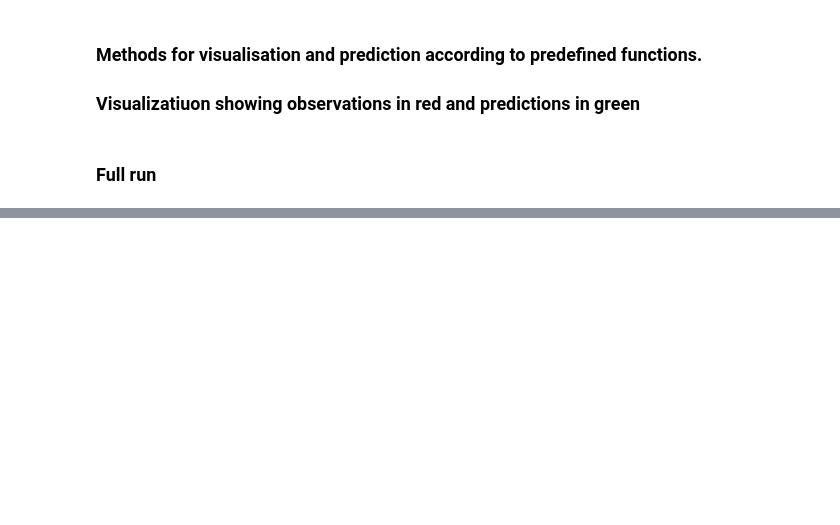
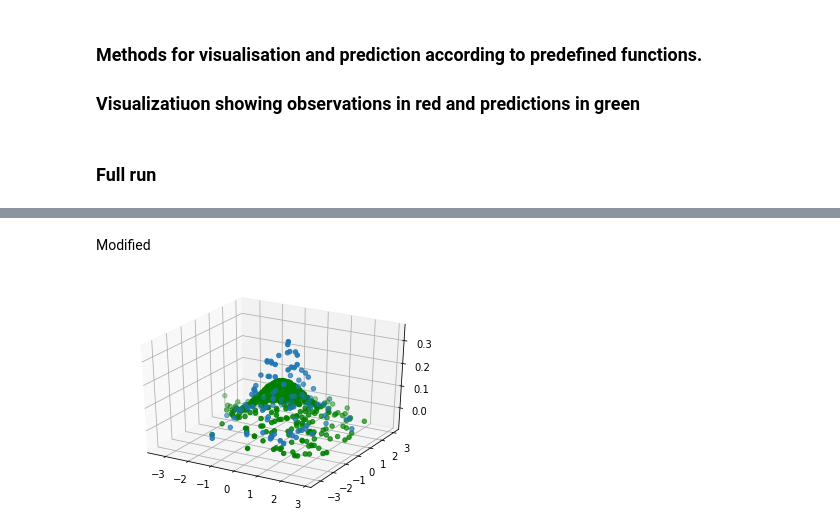
Before and after one commit to Olu93/gaussian_process, a Jupyter notebook: gpr_one_dim.ipynb, the cells around one changed output, grey strips where cells are left out. Saved outputs shown, nothing was run; the diff lists cells and outputs as text; code cells hidden in the pictures; blank space fills up the shorter version.

```diff
--- a/gpr_one_dim.ipynb
+++ b/gpr_one_dim.ipynb
@@ -189,0 +219,24 @@ run_experiment_3d(10,50)
+# %% [markdown]
+Modified
+# %%
+def visualize_multivariat_gaussian(dataX, dataY, dataZ, observedX, observedY, observedZ, predictX, predictY, prediction, uncertainty):
+    fig = plt.figure()
+    ax = fig.add_subplot(111, projection='3d')
+    ax.scatter(dataX[::10], dataY[::10], dataZ[::10])
+    ax.scatter(observedX, observedY, observedZ, c="red")
+    ax.scatter(predictX, predictY, prediction, c="green")
+    return ax
+
+def run_experiment_multivariat_gaussian(sample_size, prediction_size, data_size=1000, dashes=False):
+    data = generate_data_multivariat_gaussian(data_size)
+    observed = data.sample(sample_size).sort_values(by=["time_0","time_1"])
+    unobserved = data[["time_0","time_1"]].sample(prediction_size)#.sort_values()
+    covXX, covXX_, covX_X_ = process_cov_matrices(observed[["time_0","time_1"]].values, unobserved.values)
+    predictions, covariances = process_predictions(covXX, covXX_, covX_X_, observed["values"])
+    visualize_multivariat_gaussian(data["time_0"], data["time_1"], data["values"], observed["time_0"],observed["time_1"], observed["values"], unobserved["time_0"], unobserved["time_1"], predictions, covariances)
+# %%
+covXX, covXX_, covX_X_ = process_cov_matrices(observed2[["time_0","time_1"]].values, unobserved2.values)
+predictions, covariances = process_predictions(covXX, covXX_, covX_X_, observed2["values"])
+run_experiment_multivariat_gaussian(3,500)
+# %% [output]
+[figure, added]
```
Also changed, not shown: parts of 11 cells of this notebook, 1 other file.
